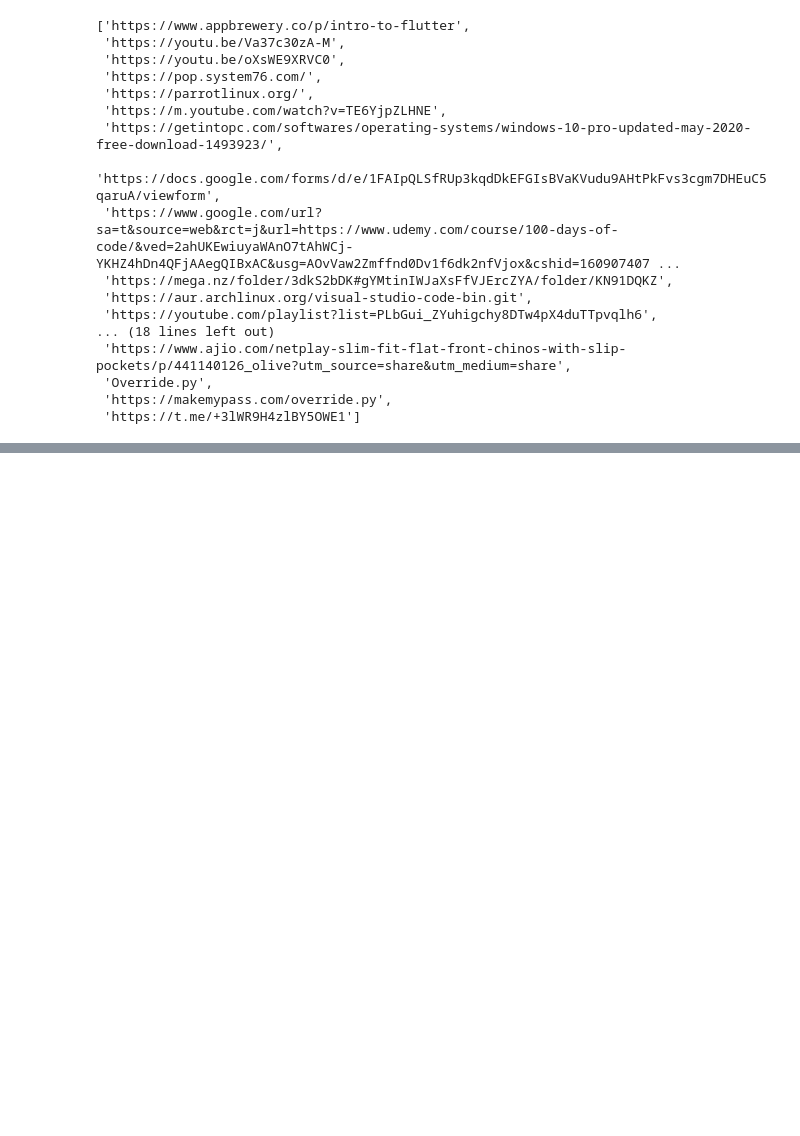
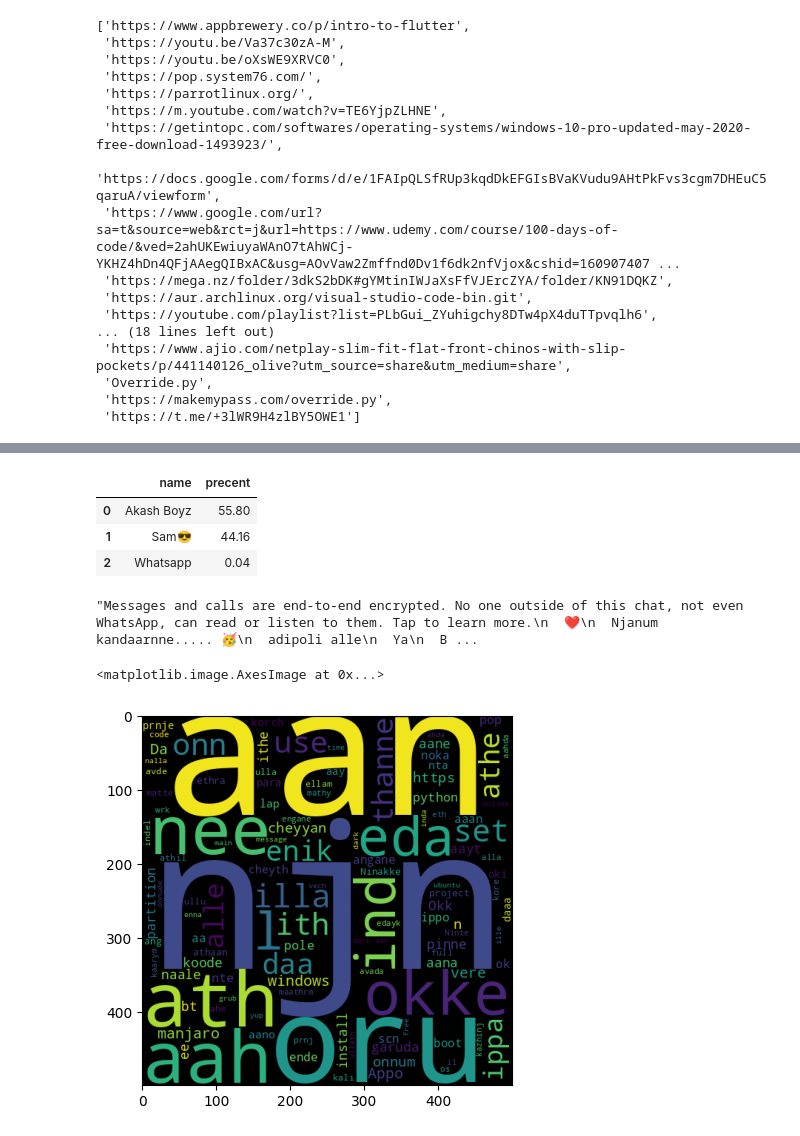
Before and after one commit to antonysamuel/whatsapp-analytics, a Jupyter notebook: notebook.ipynb, the cells around one changed output, grey strips where cells are left out. Saved outputs shown, nothing was run; the diff lists cells and outputs as text; code cells hidden in the pictures; blank space fills up the shorter version.

```diff
--- a/notebook.ipynb
+++ b/notebook.ipynb
@@ -172,0 +198,20 @@ urls
+# %%
+round(busy_users / df.shape[0] * 100 , 2).reset_index().rename(columns = {'users': 'name', 'count': 'precent'})
+# %% [output]
+|  | name | precent |
+| 0 | Akash Boyz | 55.80 |
+| 1 | Sam😎 | 44.16 |
+| 2 | Whatsapp | 0.04 |
+# %%
+words = df.messages.apply(lambda x: '' if x == ' <Media omitted>\n' else  x).str.cat(sep = ' ')
+words
+# %% [output]
+"Messages and calls are end-to-end encrypted. No one outside of this chat, not even WhatsApp, can read or listen to them. Tap to learn more.\n  ❤\n  Njanum kandaarnne..... 🥳\n  adipoli alle\n  Ya\n  B ...
+# %%
+from wordcloud import WordCloud
+
+wordcloud = WordCloud(width= 500, height= 500, min_font_size=10 ).generate(words)
+plt.imshow(wordcloud)
+# %% [output]
+<matplotlib.image.AxesImage at 0x...>
+[figure, added]
```
Also changed, not shown: parts of 5 cells of this notebook, 2 other files.
